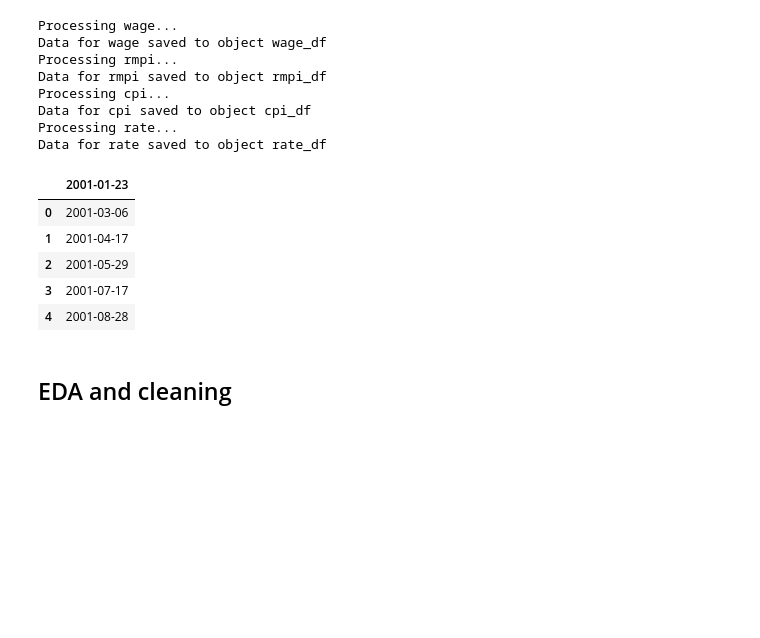
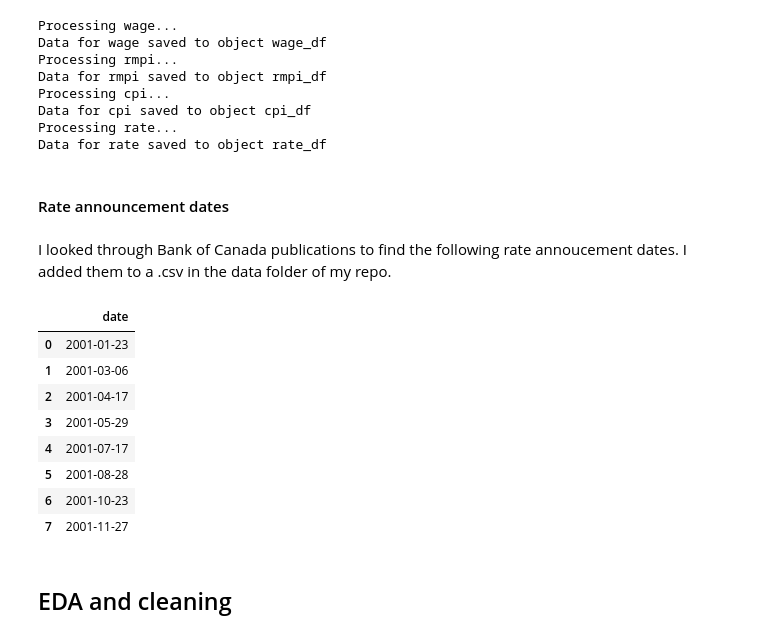
Before and after one commit to FleaBusyBeeBergs/dtsa5506-pipeline, a Jupyter notebook: dtsa5506_final_project.ipynb, the cells around one changed output. Cells and saved outputs as stored; diff of their text form; code cells hidden in the pictures; blank space fills up the shorter version.

```diff
--- a/dtsa5506_final_project.ipynb
+++ b/dtsa5506_final_project.ipynb
@@ -214,18 +214,26 @@ Processing cpi...
 Data for cpi saved to object cpi_df
 Processing rate...
 Data for rate saved to object rate_df
+# %% [markdown]
+#### Rate announcement dates
+# %% [markdown]
+I looked through Bank of Canada publications to find the following rate annoucement dates. I added them to a .csv in the data folder of my repo.
 # %%
-# rate announcement dates in repo
+# rate announcement dates
 url = 'https://raw.githubusercontent.com/FleaBusyBeeBergs/dtsa5506-pipeline/main/data/rate-announcements.csv'
+#url = None
 rate_announcements = pd.read_csv(url)
-rate_announcements.head()
+rate_announcements.head(8)
 # %% [output]
-|  | 2001-01-23 |
-| 0 | 2001-03-06 |
-| 1 | 2001-04-17 |
-| 2 | 2001-05-29 |
-| 3 | 2001-07-17 |
-| 4 | 2001-08-28 |
+|  | date |
+| 0 | 2001-01-23 |
+| 1 | 2001-03-06 |
+| 2 | 2001-04-17 |
+| 3 | 2001-05-29 |
+| 4 | 2001-07-17 |
+| 5 | 2001-08-28 |
+| 6 | 2001-10-23 |
+| 7 | 2001-11-27 |
 # %% [markdown]
 ## EDA and cleaning
 # %%
```
Also changed, not shown: parts of 9 cells of this notebook.
